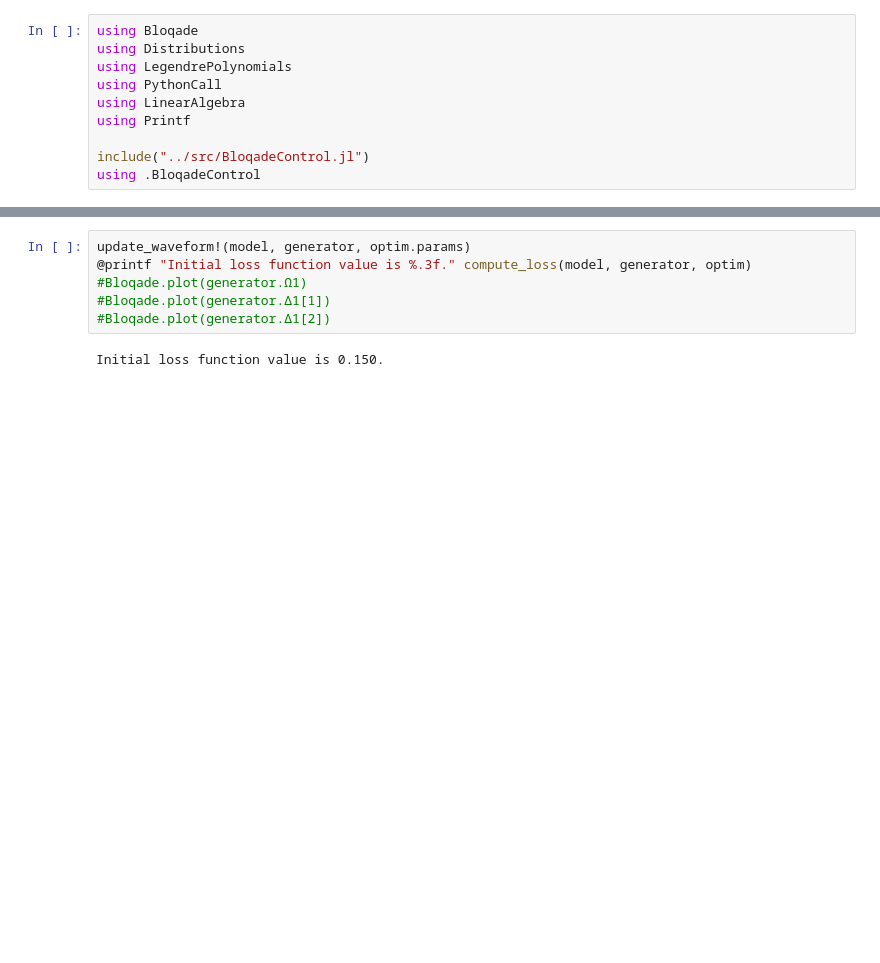
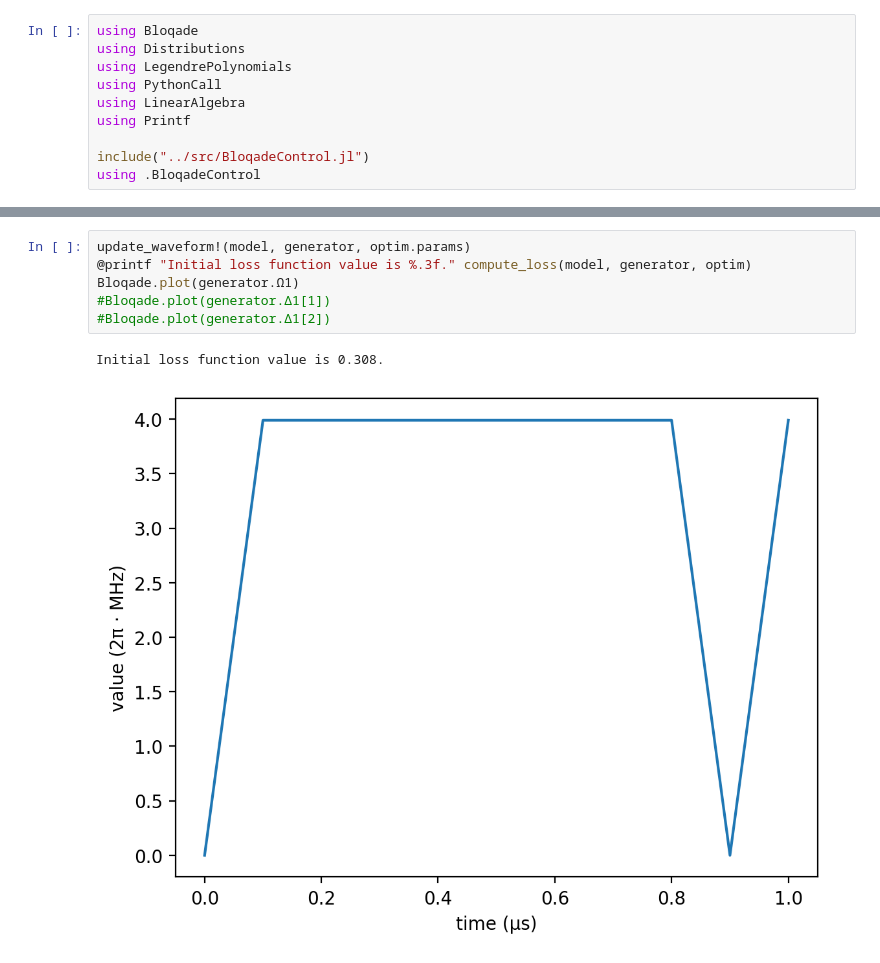
Before and after one commit to jiaqileng/diffBloqade, a Jupyter notebook: demo/demo-fine-tuning.ipynb, the cells around one changed output, grey strips where cells are left out. Drawn from its saved outputs; the diff is of its cells as text; blank space fills up the shorter version.

```diff
--- a/demo/demo-fine-tuning.ipynb
+++ b/demo/demo-fine-tuning.ipynb
@@ -78,11 +92,12 @@ optim = Optimizer(params, lr, w_l2, n_iter, method)
 # %%
 update_waveform!(model, generator, optim.params)
 @printf "Initial loss function value is %.3f." compute_loss(model, generator, optim)
-#Bloqade.plot(generator.Ω1)
+Bloqade.plot(generator.Ω1)
 #Bloqade.plot(generator.Δ1[1])
 #Bloqade.plot(generator.Δ1[2])
 # %% [output]
-Initial loss function value is 0.150.
+Initial loss function value is 0.308.
+[figure, added]
 # %%
 # Start fine tuning
 train_loss!(model, generator, optim)
```
Also changed, not shown: parts of 5 cells of this notebook.
